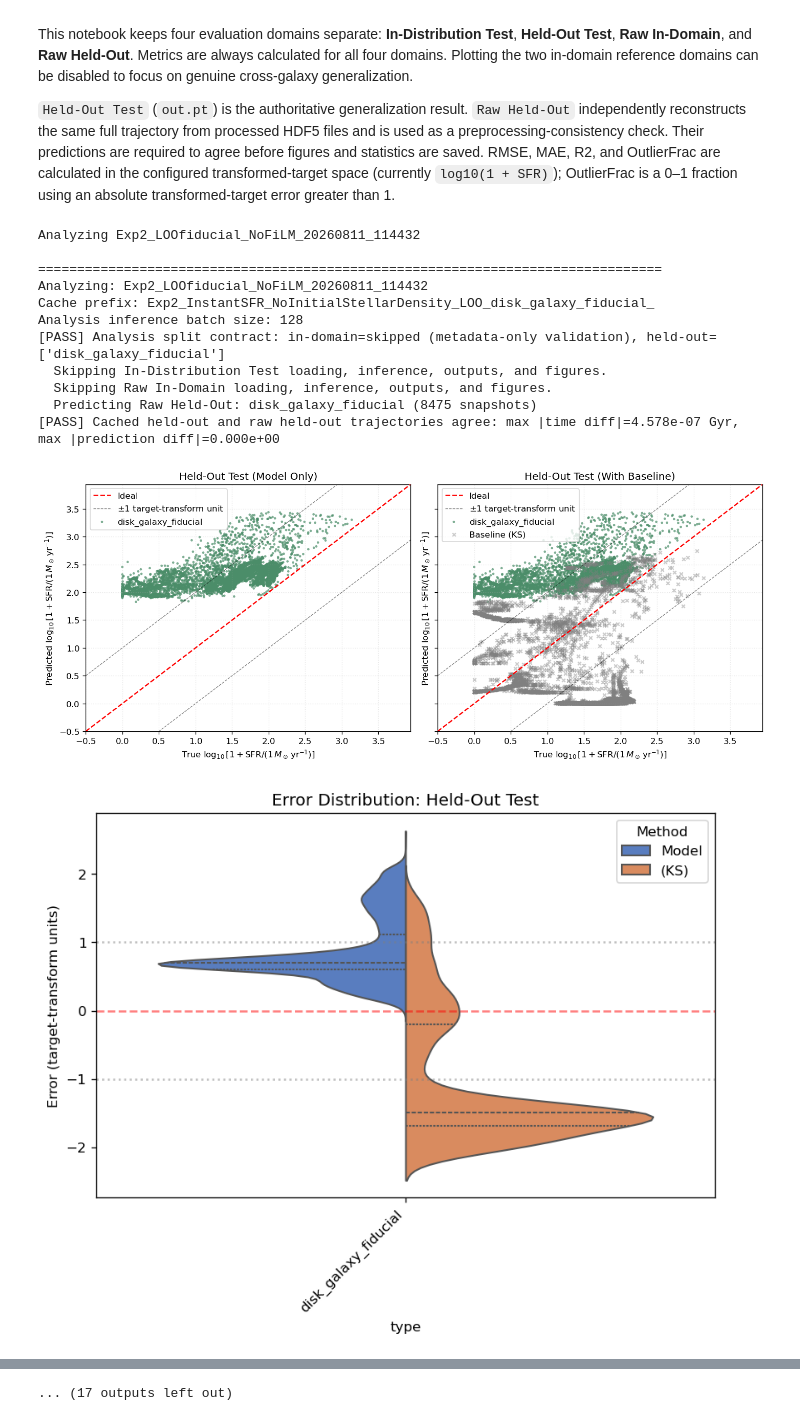
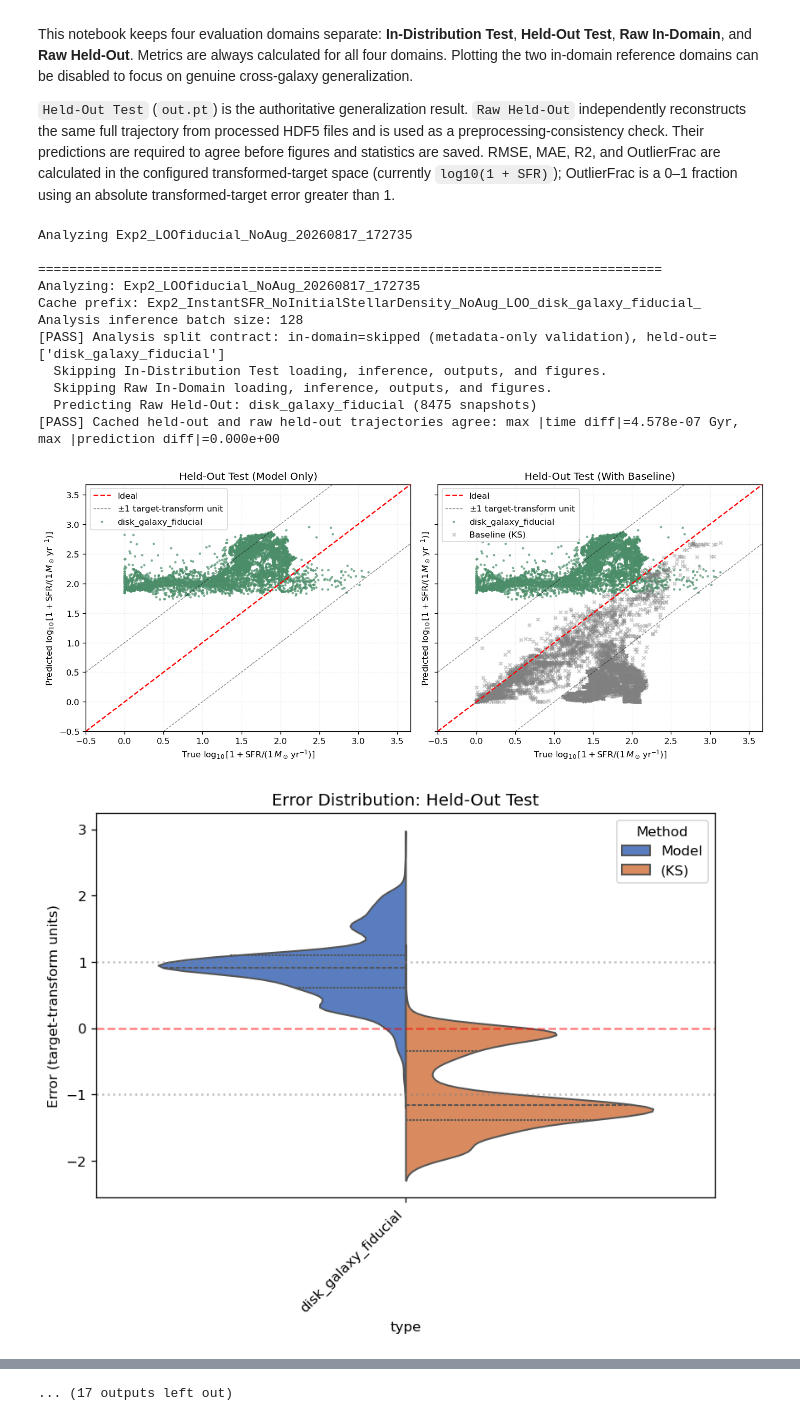
Before and after one commit to dadaadaaaadaaaaa/SFRConvNet, a Jupyter notebook: VisualScripts/ResultAnalysis/Results_stat_Exp2_new.ipynb, the cells around one changed output, grey strips where cells are left out. Cells and saved outputs as stored; diff of their text form; code cells hidden in the pictures.

```diff
--- a/VisualScripts/ResultAnalysis/Results_stat_Exp2_new.ipynb
+++ b/VisualScripts/ResultAnalysis/Results_stat_Exp2_new.ipynb
@@ -11,9 +11,10 @@ PLOT_IN_DISTRIBUTION = False  # cached test.pt from galaxies participating in tr
 PLOT_IN_DOMAIN = False        # complete raw trajectories of training galaxies
 ANALYSIS_BATCH_SIZE = 128     # try 256 if GPU memory permits
 
-# Leave empty to analyze the latest completed result for every Exp2 fold.
-# Example: RESULT_DIRS = [r'D:\\research\\ai+MACERsimulation\\MACNet-v1\\Results\\Exp2_LOOfiducial4_20260810_134618']
+# RESULT_DIRS 非空时只分析显式指定的目录；为空时从已完成的 Exp2 结果中自动发现。
+# RESULT_NAME_CONTAINS 用于隔离实验族，避免把旧 NoFiLM 与新 NoAug 结果混在一次分析中。
 RESULT_DIRS = []
+RESULT_NAME_CONTAINS = '_NoAug_'
 # %%
 import importlib
 import json
@@ -42,39 +43,41 @@ _discover_latest_fold_results = analyze_exp2._discover_latest_fold_results
 
 device = torch.device('cuda' if torch.cuda.is_available() else 'cpu')
 result_dirs = [Path(path) for path in RESULT_DIRS] if RESULT_DIRS else _discover_latest_fold_results(project_root / 'Results')
+if RESULT_NAME_CONTAINS:
+    result_dirs = [path for path in result_dirs if RESULT_NAME_CONTAINS in path.name]
 if not result_dirs:
     raise RuntimeError('No completed leave-one-galaxy-out Exp2 results were found.')
 
 metric_frames = []
 for result_dir in result_dirs:
     print(f'\nAnalyzing {result_dir.name}')
     metrics_path = analyze_result(
         result_dir,
         device,
         plot_in_distribution=PLOT_IN_DISTRIBUTION,
         plot_in_domain=PLOT_IN_DOMAIN,
         batch_size=ANALYSIS_BATCH_SIZE,
     )
     frame = pd.read_csv(metrics_path)
     analysis_metadata = json.loads((result_dir / 'exp2_analysis_metadata.json').read_text(encoding='utf-8'))
     frame.insert(0, 'HeldOut', analysis_metadata['held_out_groups'][0].removeprefix('disk_galaxy_').replace('_', ''))
     frame.insert(0, 'ResultDir', result_dir.name)
     metric_frames.append(frame)
 
 metrics_all_folds = pd.concat(metric_frames, ignore_index=True)
 metrics_all_folds.to_csv(project_root / 'Results' / 'Exp2_LOO_metrics_all_folds.csv', index=False)
 display(metrics_all_folds)
 # %% [output]
-Analyzing Exp2_LOOfiducial_NoFiLM_20260811_114432
+Analyzing Exp2_LOOfiducial_NoAug_20260817_172735
 
 ================================================================================
-Analyzing: Exp2_LOOfiducial_NoFiLM_20260811_114432
-Cache prefix: Exp2_InstantSFR_NoInitialStellarDensity_LOO_disk_galaxy_fiducial_
+Analyzing: Exp2_LOOfiducial_NoAug_20260817_172735
+Cache prefix: Exp2_InstantSFR_NoInitialStellarDensity_NoAug_LOO_disk_galaxy_fiducial_
 Analysis inference batch size: 128
 [PASS] Analysis split contract: in-domain=skipped (metadata-only validation), held-out=['disk_galaxy_fiducial']
   Skipping In-Distribution Test loading, inference, outputs, and figures.
   Skipping Raw In-Domain loading, inference, outputs, and figures.
   Predicting Raw Held-Out: disk_galaxy_fiducial (8475 snapshots)
 [PASS] Cached held-out and raw held-out trajectories agree: max |time diff|=4.578e-07 Gyr, max |prediction diff|=0.000e+00
-[figure, old version]
+[figure, new version]
-[figure, old version]
+[figure, new version]
```
Also changed, not shown: parts of 1 cell of this notebook, 36 other files.
